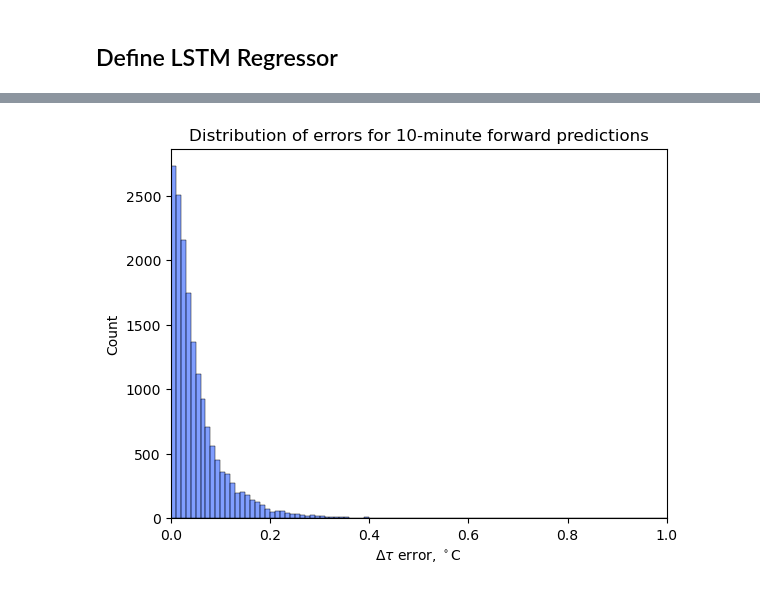
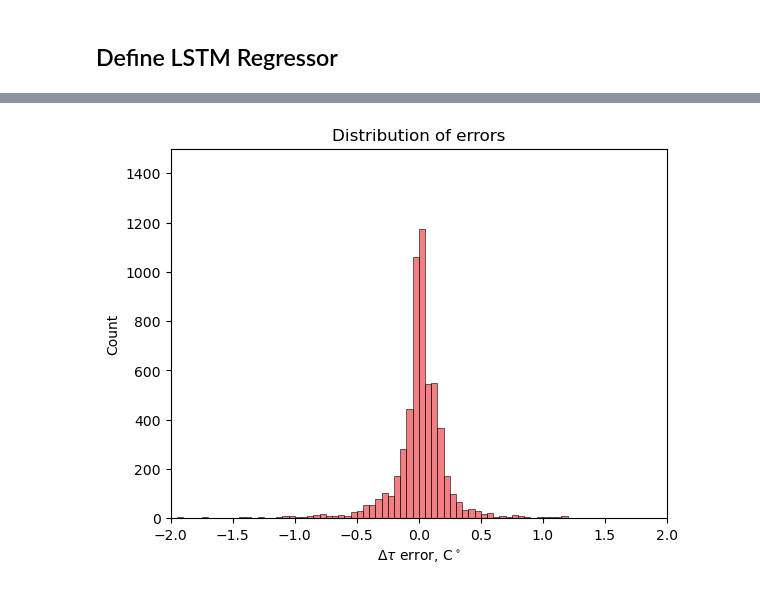
Before and after one commit to oStglnd/rise-gh, a Jupyter notebook: model/temp_diff_model_v2.ipynb, the cells around one changed output, grey strips where cells are left out. Saved outputs shown, nothing was run; the diff lists cells and outputs as text; code cells hidden in the pictures.

```diff
--- a/model/temp_diff_model_v2.ipynb
+++ b/model/temp_diff_model_v2.ipynb
@@ -436,3 +410,3 @@ INFO:tensorflow:Assets written to: C:\ml_projects\rise-gh.git\rise-gh\model\save
 # %%
-# model = tf.keras.models.load_model(save_path + 'temp_diff_model_v60')
-# model.summary()
+model = tf.keras.models.load_model(save_path + 'temp_diff_model_v202')
+model.summary()
@@ -455,21 +462,25 @@ temp_diffs = test_mae
 # %%
+# temp_diffs = np.abs(np.squeeze(vis_preds / 10) - test_targets / 10)
+temp_diffs = (np.squeeze(vis_preds) / 10) - (test_targets / 10)
+# temp_diffs = (np.squeeze(preds) / 10) - (Y_test / 10)
 diff_df = pd.DataFrame(temp_diffs)
 
 sns.histplot(
     data=diff_df,
     stat='count',
-    binwidth=0.01,
-    binrange=[0, 1.0],
+    binwidth=0.05,
+    binrange=[-2.0, 2.0],
     kde=False,
-    palette='bright',
+    palette=sns.color_palette('bright')[3:4],
     legend=False
 )
 
-plt.title('Distribution of errors for 10-minute forward predictions')
-plt.xlim(0, 1.0)
-plt.xlabel('$\Delta \\tau$ error, $^\circ$C')
+plt.title('Distribution of errors')
+plt.xlim(-2.0, 2.0)
+plt.ylim(0, 1500)
+plt.xlabel('$\Delta \\tau$ error, C$^\circ$')
 
-# plt.savefig(plot_path + 'temp_error_dist.png', bbox_inches='tight', dpi=200)
+plt.savefig(plot_path + 'temp_error_dist.png', bbox_inches='tight', dpi=200)
 plt.show()
 # %% [output]
-[figure, old version]
+[figure, new version]
```
Also changed, not shown: parts of 11 cells of this notebook, 16 other files.
